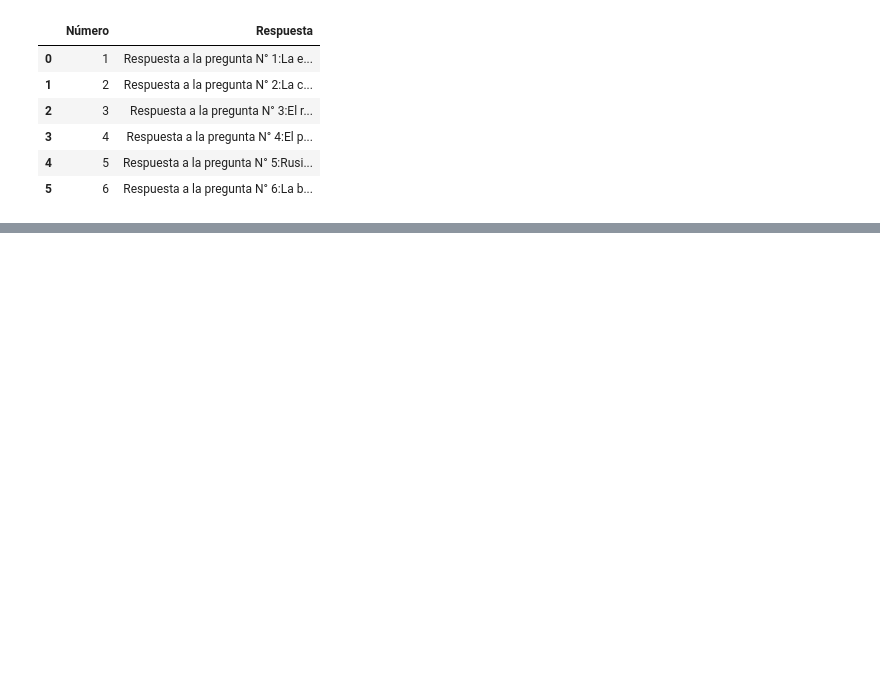
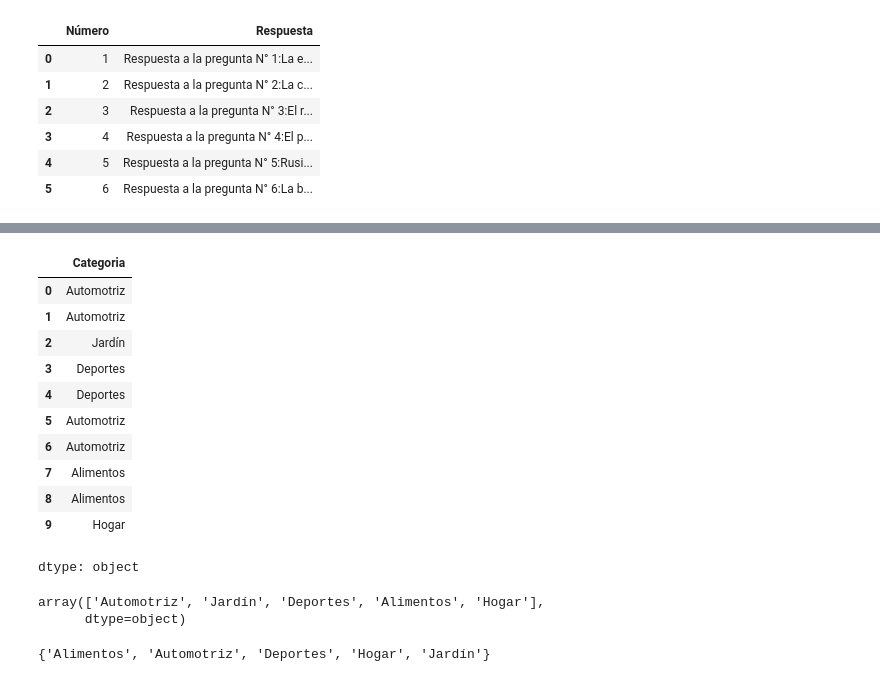
Before and after one commit to Rafael-Diaz-O/Python_pratica, a Jupyter notebook: Untitled3.ipynb, the cells around one changed output, grey strips where cells are left out. Saved outputs shown, nothing was run; the diff lists cells and outputs as text; code cells hidden in the pictures; blank space fills up the shorter version.

```diff
--- a/Untitled3.ipynb
+++ b/Untitled3.ipynb
@@ -1214,0 +1342,24 @@ df
+# %%
+df_inventario["Categoria"]
+# %% [output]
+|  | Categoria |
+| 0 | Automotriz |
+| 1 | Automotriz |
+| 2 | Jardín |
+| 3 | Deportes |
+| 4 | Deportes |
+| 5 | Automotriz |
+| 6 | Automotriz |
+| 7 | Alimentos |
+| 8 | Alimentos |
+| 9 | Hogar |
+dtype: object
+# %%
+df_inventario["Categoria"].unique() #Me muestra la informacion de la columan en un array, se hace un array
+# %% [output]
+array(['Automotriz', 'Jardín', 'Deportes', 'Alimentos', 'Hogar'],
+      dtype=object)
+# %%
+set(df_inventario["Categoria"]) #De la columna sacamos los datos y creamos un diccionario
+# %% [output]
+{'Alimentos', 'Automotriz', 'Deportes', 'Hogar', 'Jardín'}
```
Also changed, not shown: parts of 13 cells of this notebook.
